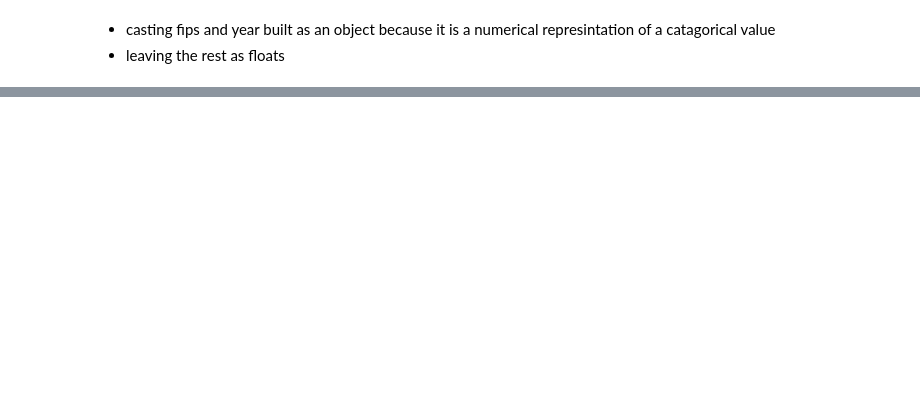
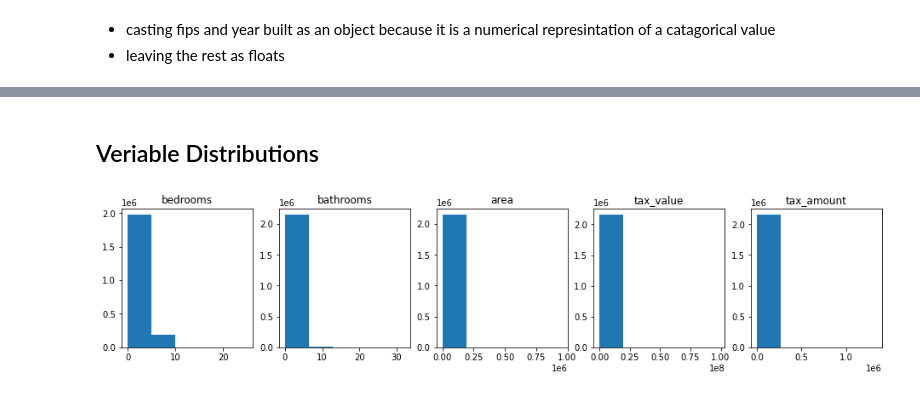
Before and after one commit to Johndsalas/lesson_prep, a Jupyter notebook: regression/Wrangle_Exercises.ipynb, the cells around one changed output, grey strips where cells are left out. Cells and saved outputs as stored; diff of their text form; code cells hidden in the pictures; blank space fills up the shorter version.

```diff
--- a/regression/Wrangle_Exercises.ipynb
+++ b/regression/Wrangle_Exercises.ipynb
@@ -247,0 +539,8 @@ plt.show()
+# %%
+df = acquire_zillow()
+# %% [markdown]
+## Veriable Distributions
+# %%
+get_hist(df)
+# %% [output]
+[figure, added]
```
Also changed, not shown: parts of 49 cells of this notebook, 1 other file.
